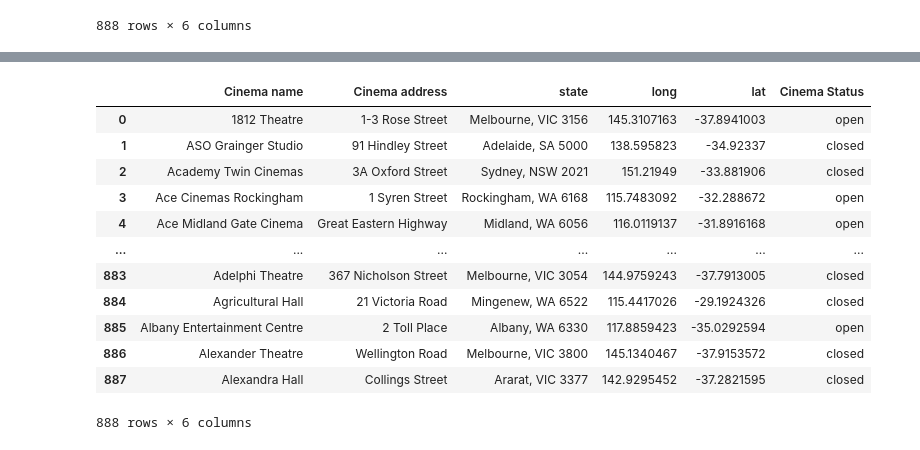
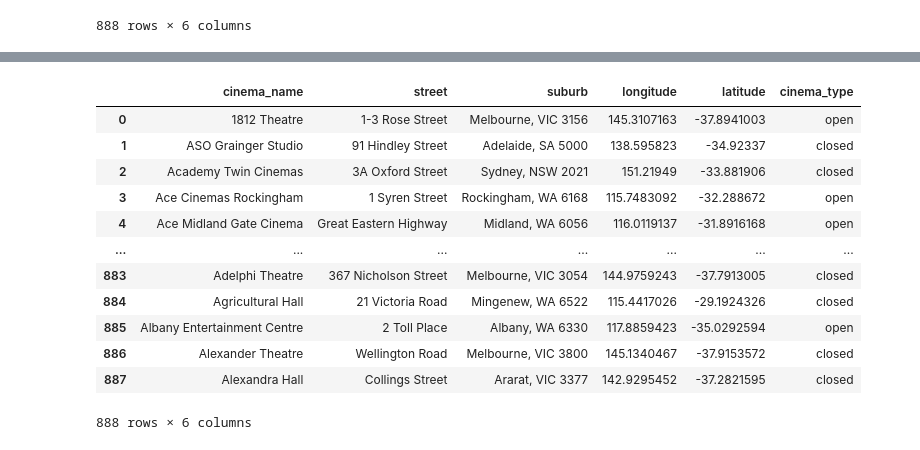
Before and after one commit to CarmenK2/Cinema-vs-Streaming, a Jupyter notebook: static/python/CinemaLocations2022.ipynb, the cells around one changed output, grey strips where cells are left out. Saved outputs shown, nothing was run; the diff lists cells and outputs as text; code cells hidden in the pictures.

```diff
--- a/static/python/CinemaLocations2022.ipynb
+++ b/static/python/CinemaLocations2022.ipynb
@@ -260,14 +261,14 @@ df_merged
 # %%
 # Drop columns - index, Cinema address
 df_merged = df_merged[["Cinema name", "Cinema address_y", "state", "long", "lat", "Cinema Status"]]
 
 # Rename Cinema address_y to Cinema address
-df_merged = df_merged.rename(columns={"Cinema address_y":"Cinema address"})
+df_merged = df_merged.rename(columns={"Cinema name":"cinema_name", "Cinema address_y":"street","state":"suburb", "Cinema Status":"cinema_type", "long":"longitude", "lat":"latitude"})
 
 # Display dataframe
 df_merged
 # %% [output]
-|  | Cinema name | Cinema address | state | long | lat | Cinema Status |
+|  | cinema_name | street | suburb | longitude | latitude | cinema_type |
 | 0 | 1812 Theatre | 1-3 Rose Street | Melbourne, VIC 3156 | 145.3107163 | -37.8941003 | open |
 | 1 | ASO Grainger Studio | 91 Hindley Street | Adelaide, SA 5000 | 138.595823 | -34.92337 | closed |
 | 2 | Academy Twin Cinemas | 3A Oxford Street | Sydney, NSW 2021 | 151.21949 | -33.881906 | closed |
```
Also changed, not shown: parts of 5 cells of this notebook, 16 other files.
